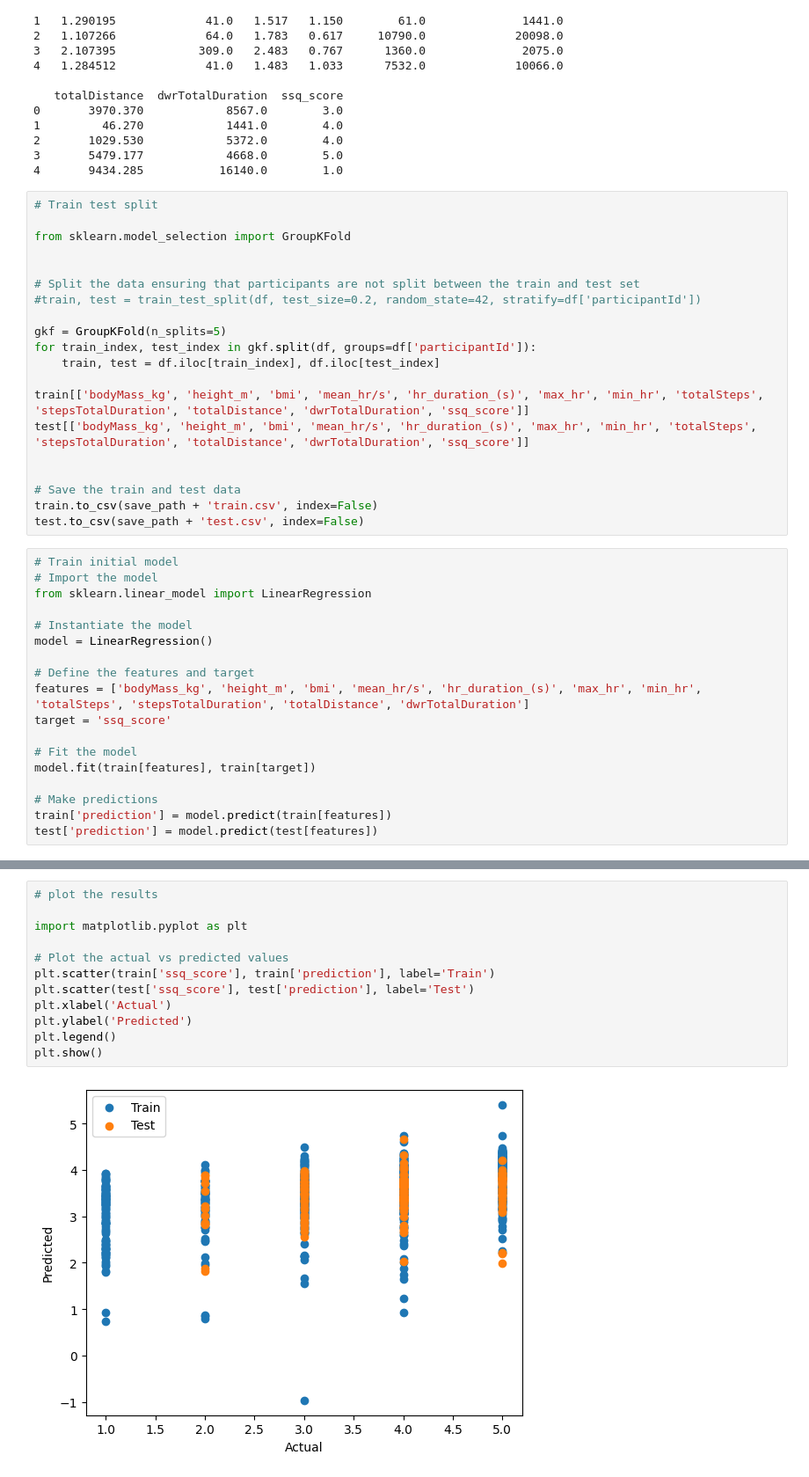
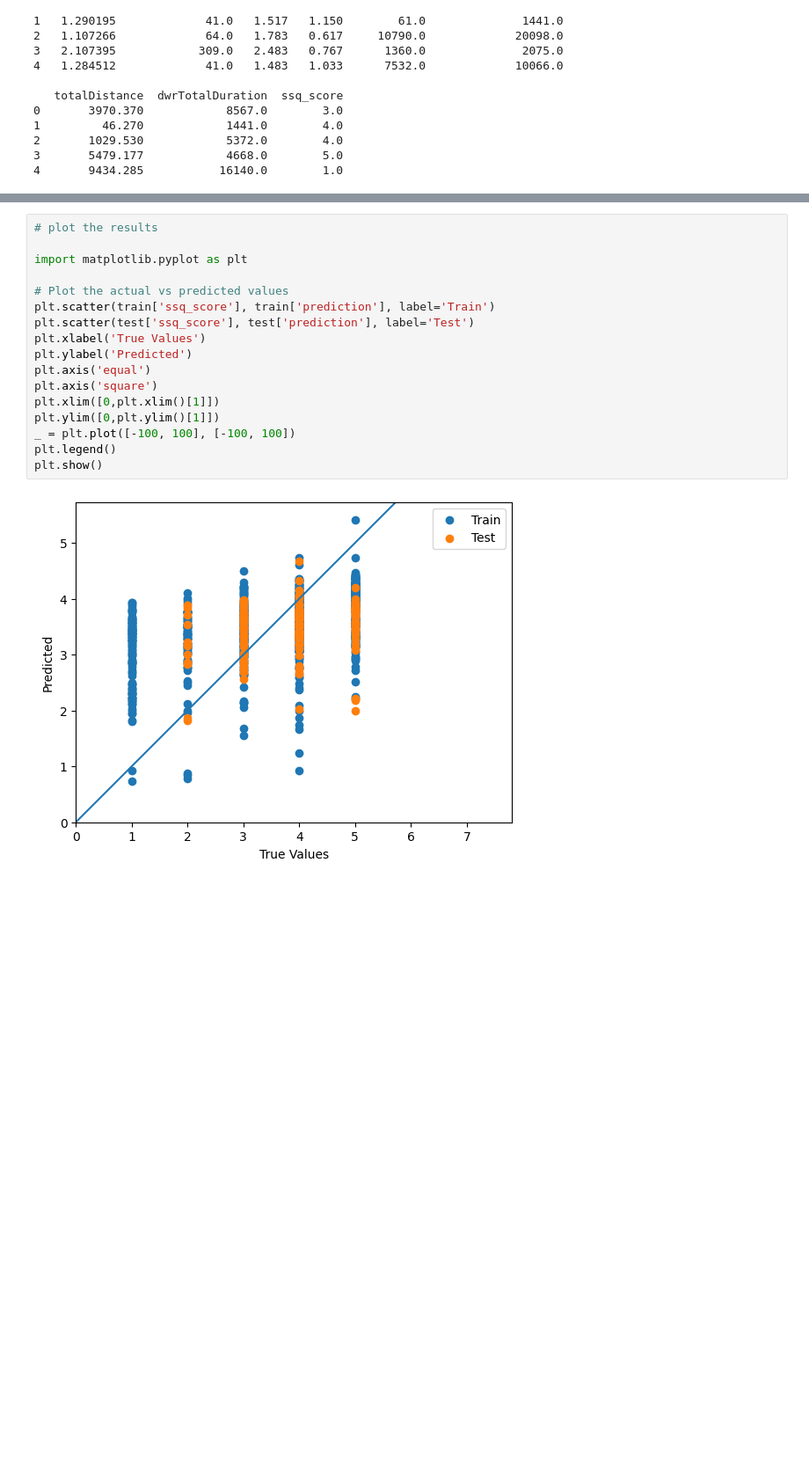
Before and after one commit to aoife-mulligan/ct413, a Jupyter notebook: linear-regression.ipynb, the cells around one changed output, grey strips where cells are left out. Shown: that part at 88% size. Cells and saved outputs as stored; diff of their text form; blank space fills up the shorter version.

```diff
--- a/linear-regression.ipynb
+++ b/linear-regression.ipynb
@@ -32,41 +32,3 @@ print(df.head(5))
 2       1029.530            5372.0        4.0
 3       5479.177            4668.0        5.0
 4       9434.285           16140.0        1.0
-# %%
-# Train test split
-
-from sklearn.model_selection import GroupKFold
-
-
-# Split the data ensuring that participants are not split between the train and test set
-#train, test = train_test_split(df, test_size=0.2, random_state=42, stratify=df['participantId'])
-
-gkf = GroupKFold(n_splits=5)
-for train_index, test_index in gkf.split(df, groups=df['participantId']):
-    train, test = df.iloc[train_index], df.iloc[test_index]
-
-train[['bodyMass_kg', 'height_m', 'bmi', 'mean_hr/s', 'hr_duration_(s)', 'max_hr', 'min_hr', 'totalSteps', 'stepsTotalDuration', 'totalDistance', 'dwrTotalDuration', 'ssq_score']]
-test[['bodyMass_kg', 'height_m', 'bmi', 'mean_hr/s', 'hr_duration_(s)', 'max_hr', 'min_hr', 'totalSteps', 'stepsTotalDuration', 'totalDistance', 'dwrTotalDuration', 'ssq_score']]
-
-
-# Save the train and test data
-train.to_csv(save_path + 'train.csv', index=False)
-test.to_csv(save_path + 'test.csv', index=False)
-# %%
-# Train initial model
-# Import the model
-from sklearn.linear_model import LinearRegression
-
-# Instantiate the model
-model = LinearRegression()
-
-# Define the features and target
-features = ['bodyMass_kg', 'height_m', 'bmi', 'mean_hr/s', 'hr_duration_(s)', 'max_hr', 'min_hr', 'totalSteps', 'stepsTotalDuration', 'totalDistance', 'dwrTotalDuration']
-target = 'ssq_score'
-
-# Fit the model
-model.fit(train[features], train[target])
-
-# Make predictions
-train['prediction'] = model.predict(train[features])
-test['prediction'] = model.predict(test[features])
@@ -100,14 +111,19 @@ Test Mean Squared Error: 0.8416883851341507
 # %%
 # plot the results
 
 import matplotlib.pyplot as plt
 
 # Plot the actual vs predicted values
 plt.scatter(train['ssq_score'], train['prediction'], label='Train')
 plt.scatter(test['ssq_score'], test['prediction'], label='Test')
-plt.xlabel('Actual')
+plt.xlabel('True Values')
 plt.ylabel('Predicted')
+plt.axis('equal')
+plt.axis('square')
+plt.xlim([0,plt.xlim()[1]])
+plt.ylim([0,plt.ylim()[1]])
+_ = plt.plot([-100, 100], [-100, 100])
 plt.legend()
 plt.show()
 # %% [output]
-[figure, old version]
+[figure, new version]
```
Also changed, not shown: parts of 6 cells of this notebook, 1 other file.
